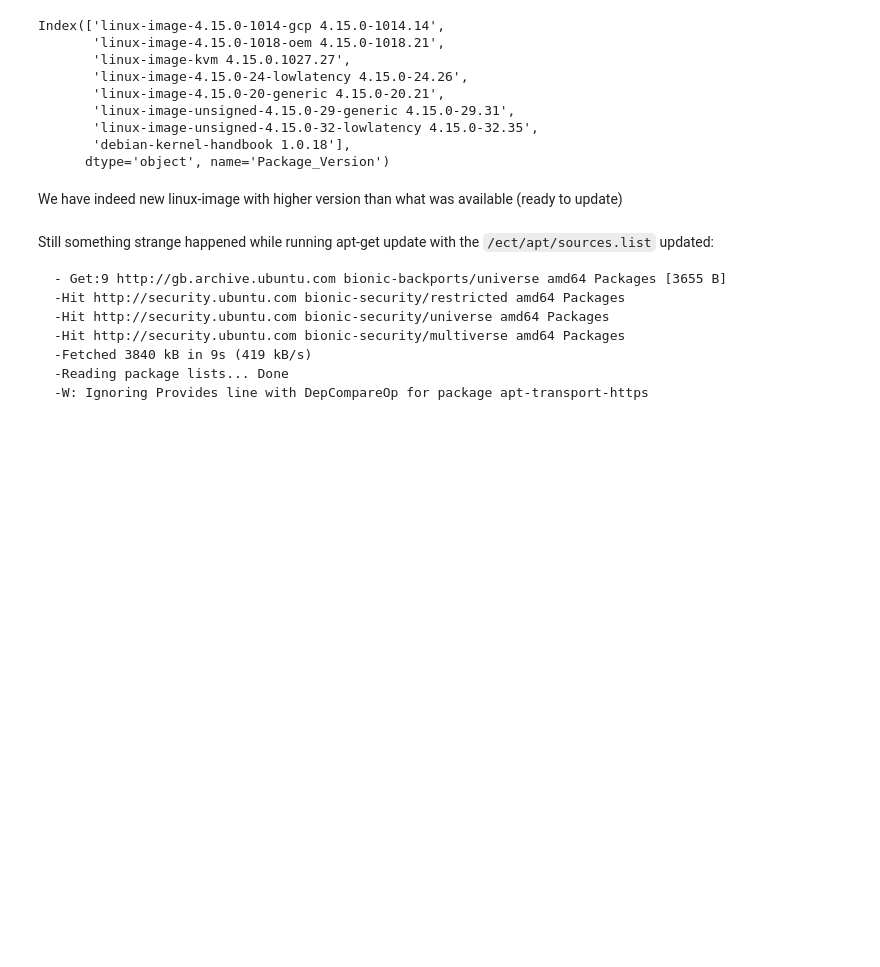
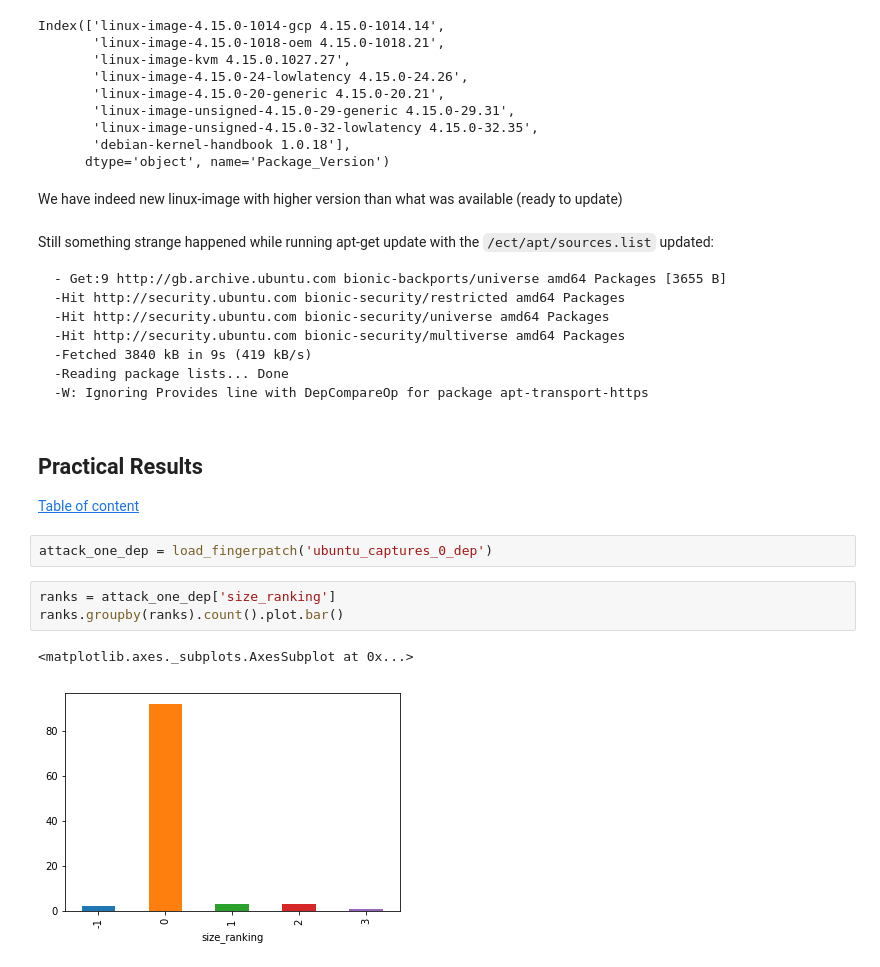
Before and after one commit to alex35469/fingerpatch, a Jupyter notebook: attack/Attack_vizualization.ipynb, the cells around one changed output. Cells and saved outputs as stored; diff of their text form; blank space fills up the shorter version.

Commit message:
added practical results

```diff
--- a/attack/Attack_vizualization.ipynb
+++ b/attack/Attack_vizualization.ipynb
@@ -2502,3 +2503,16 @@ Still something strange happened while running apt-get update with the `/ect/apt
     -Fetched 3840 kB in 9s (419 kB/s)
     -Reading package lists... Done
     -W: Ignoring Provides line with DepCompareOp for package apt-transport-https
+# %% [markdown]
+<a id='practical_results'></a>
+## Practical Results
+
+[Table of content](#tc)
+# %%
+attack_one_dep = load_fingerpatch('ubuntu_captures_0_dep')
+# %%
+ranks = attack_one_dep['size_ranking']
+ranks.groupby(ranks).count().plot.bar()
+# %% [output]
+<matplotlib.axes._subplots.AxesSubplot at 0x...>
+[figure, added]
```
Also changed, not shown: parts of 2 cells of this notebook.
